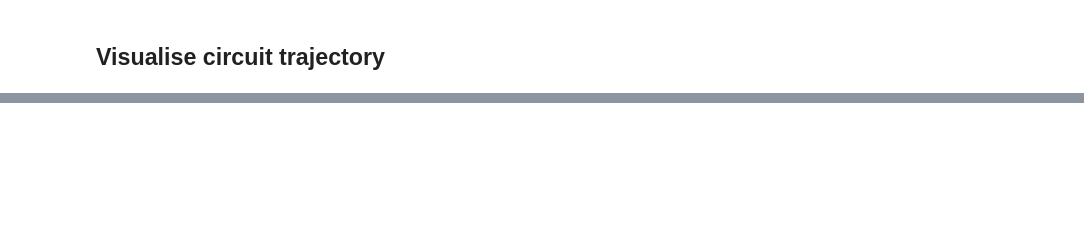
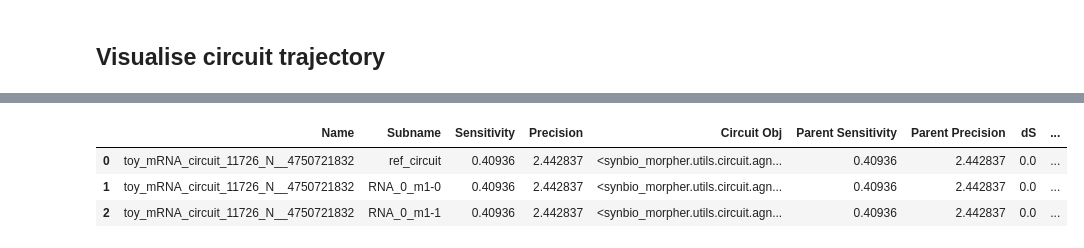
Before and after one commit to olive004/synbio_morpher, a Jupyter notebook: notebooks/16_Monte_Carlo_circuit_adaptability.ipynb, the cells around one changed output, grey strips where cells are left out. Saved outputs shown, nothing was run; the diff lists cells and outputs as text; code cells hidden in the pictures; blank space fills up the shorter version.

```diff
--- a/notebooks/16_Monte_Carlo_circuit_adaptability.ipynb
+++ b/notebooks/16_Monte_Carlo_circuit_adaptability.ipynb
@@ -471,0 +454,10 @@ for step, sdata in summary_datas.items():
+# %%
+data_1 = summary_datas[0]
+data_1[(data_1['dS'] >= 0) & (data_1['dP'] >= 0)].sort_values(by=['Sensitivity', 'Precision'], ascending=False).iloc[:choose_max]
+
+# data_1['Sensitivity'].max()
+# %% [output]
+|  | Name | Subname | Sensitivity | Precision | Circuit Obj | Parent Sensitivity | Parent Precision | dS | ... |
+| 0 | toy_mRNA_circuit_11726_N__4750721832 | ref_circuit | 0.40936 | 2.442837 | <synbio_morpher.utils.circuit.agn... | 0.40936 | 2.442837 | 0.0 | ... |
+| 1 | toy_mRNA_circuit_11726_N__4750721832 | RNA_0_m1-0 | 0.40936 | 2.442837 | <synbio_morpher.utils.circuit.agn... | 0.40936 | 2.442837 | 0.0 | ... |
+| 2 | toy_mRNA_circuit_11726_N__4750721832 | RNA_0_m1-1 | 0.40936 | 2.442837 | <synbio_morpher.utils.circuit.agn... | 0.40936 | 2.442837 | 0.0 | ... |
```
Also changed, not shown: parts of 14 cells of this notebook, 5 other files.
